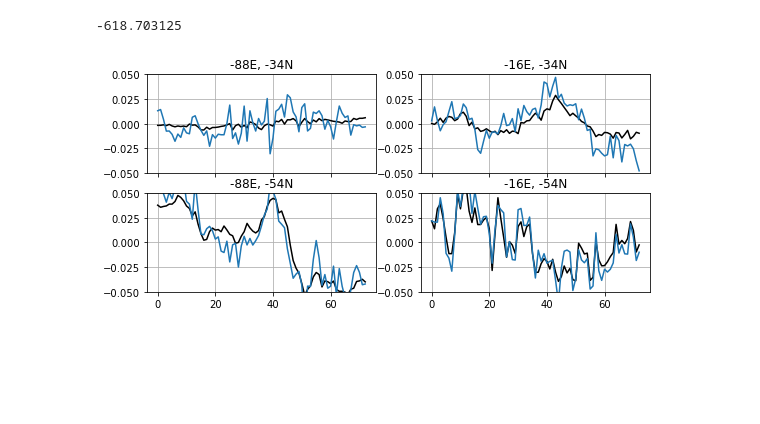
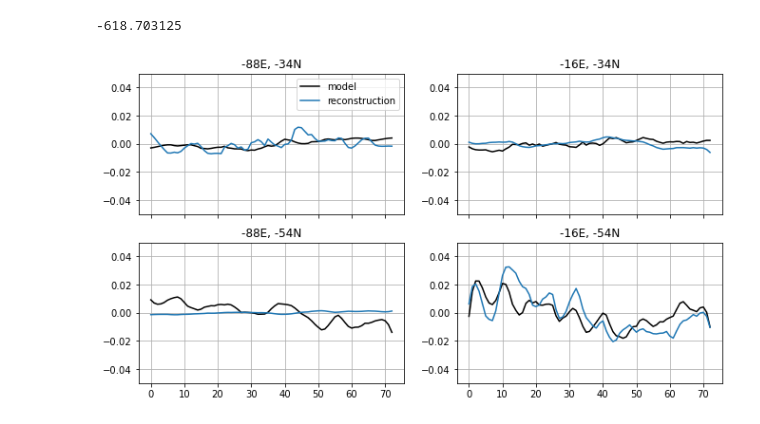
Before and after one commit to jakesteinberg/CPT, a Jupyter notebook: cm_inferred_velocites.ipynb, the cells around one changed output. Cells and saved outputs as stored; diff of their text form; code cells hidden in the pictures; blank space fills up the shorter version.

Commit message:
start of time series analysis

```diff
--- a/cm_inferred_velocites.ipynb
+++ b/cm_inferred_velocites.ipynb
@@ -36,7 +40,7 @@ dep_recon_eval = np.nan*np.ones(np.shape(data_modes.modes[:,:,0].data))
 bottom_recon_u_out = np.nan*np.ones((len(lat_in), len(lon_in), np.shape(u_full)[0]))
 bottom_obs_u_out = np.nan*np.ones((len(lat_in), len(lon_in), np.shape(u_full)[0]))
 dep_obs_eval = np.nan*np.ones(np.shape(data_modes.modes[:,:,0].data))
-for i in range(len(lat_in)):
+for i in tqdm(range(len(lat_in))):
     for j in range(len(lon_in)):
         this_lon = lon_in[j]
         this_lat = lat_in[i]
@@ -49,13 +53,20 @@ for i in range(len(lat_in)):
         if len(np.where(~np.isnan(this_mode))[0]) < 5:
             continue
 
+        # this_u has shape [time x depth]
+        this_u = savgol_filter(this_u,9,polyorder=3,axis=0)
+
         # -- scale mode by near-surface velocities (average over top 6 indices = top 50 m)
-        surf_u = np.nanmean(this_u[:,0:6],axis=1)
+        upper_u = this_u[:,0:5]
+        # smooth in time (only upper ocean velocities)
+        # smooth_surface_u = savgol_filter(upper_u,5,polyorder=3,axis=0)
+        surf_u = np.nanmean(upper_u,axis=1)
+
         # align with shallowest non-zero mode amp.
         this_recon = np.tile(this_mode,(np.shape(this_u)[0],1))*np.tile(surf_u[:,None]/this_mode[1],(1,len(z)))
 
         # index above desired depth to compute skill
-        z_i = 26 # 26,36
+        z_i = 36 # 26,36
         indi = 1 # 4
         # -- deepest reconstructed velocity
         # good_z = z_mode[np.where(~np.isnan(this_recon[0,:]))[0]]
@@ -79,34 +98,30 @@ z[24]
 # %%
 i1 = 20; j1 = 5;
 i2 = 20; j2 = 41;
 i3 = 10; j3 = 5;
 i4 = 10; j4 = 41;
-f, ax = plt.subplots(2,2,figsize=(9,4))
-ax[0,0].plot(range(0,len(bottom_obs_u)),bottom_obs_u_out[i1,j1,:], color='k')
-ax[0,0].plot(range(0,len(bottom_recon_u)),bottom_recon_u_out[i1,j1,:])
+f, ax = plt.subplots(2,2,figsize=(11,6))
+ax[0,0].plot(range(0,len(bottom_obs_u)),bottom_obs_u_out[i1,j1,:], color='k',label='model')
+ax[0,0].plot(range(0,len(bottom_recon_u)),bottom_recon_u_out[i1,j1,:],label='reconstruction')
 ax[0,0].set_title(str(lon_in[j1]-360) + 'E, ' + str(lat_in[i1]) + 'N')
-ax[0,0].set_xticklabels('')
-ax[0,0].set_ylim([-0.05,0.05])
+ax[0,0].set_xticklabels(''); ax[0,0].set_ylim([-0.05,0.05])
+ax[0,0].legend()
 ax[0,0].grid()
 
 ax[0,1].plot(range(0,len(bottom_obs_u)),bottom_obs_u_out[i2,j2,:], color='k')
 ax[0,1].plot(range(0,len(bottom_recon_u)),bottom_recon_u_out[i2,j2,:])
 ax[0,1].set_title(str(lon_in[j2]-360) + 'E, ' + str(lat_in[i2]) + 'N')
-ax[0,1].set_xticklabels('')
-ax[0,1].set_ylim([-0.05,0.05])
-ax[0,1].grid()
+ax[0,1].set_xticklabels(''); ax[0,1].set_ylim([-0.05,0.05]); ax[0,1].grid()
 
 ax[1,0].plot(range(0,len(bottom_obs_u)),bottom_obs_u_out[i3,j3,:], color='k')
 ax[1,0].plot(range(0,len(bottom_recon_u)),bottom_recon_u_out[i3,j3,:])
 ax[1,0].set_title(str(lon_in[j3]-360) + 'E, ' + str(lat_in[i3]) + 'N')
-ax[1,0].set_ylim([-0.05,0.05])
-ax[1,0].grid()
+ax[1,0].set_ylim([-0.05,0.05]); ax[1,0].grid()
 
 ax[1,1].plot(range(0,len(bottom_obs_u)),bottom_obs_u_out[i4,j4,:], color='k')
 ax[1,1].plot(range(0,len(bottom_recon_u)),bottom_recon_u_out[i4,j4,:])
 ax[1,1].set_title(str(lon_in[j4]-360) + 'E, ' + str(lat_in[i4]) + 'N')
-ax[1,1].set_ylim([-0.05,0.05])
-ax[1,1].grid()
+ax[1,1].set_ylim([-0.05,0.05]); ax[1,1].grid()
 # f.savefig('/Users/jakesteinberg/Documents/CPT/meetings/2022_06_14/mode_skill_2_site_time.jpg', dpi=300)
 # %% [output]
-[figure, old version]
+[figure, new version]
```
Also changed, not shown: parts of 7 cells of this notebook, 2 other files.
